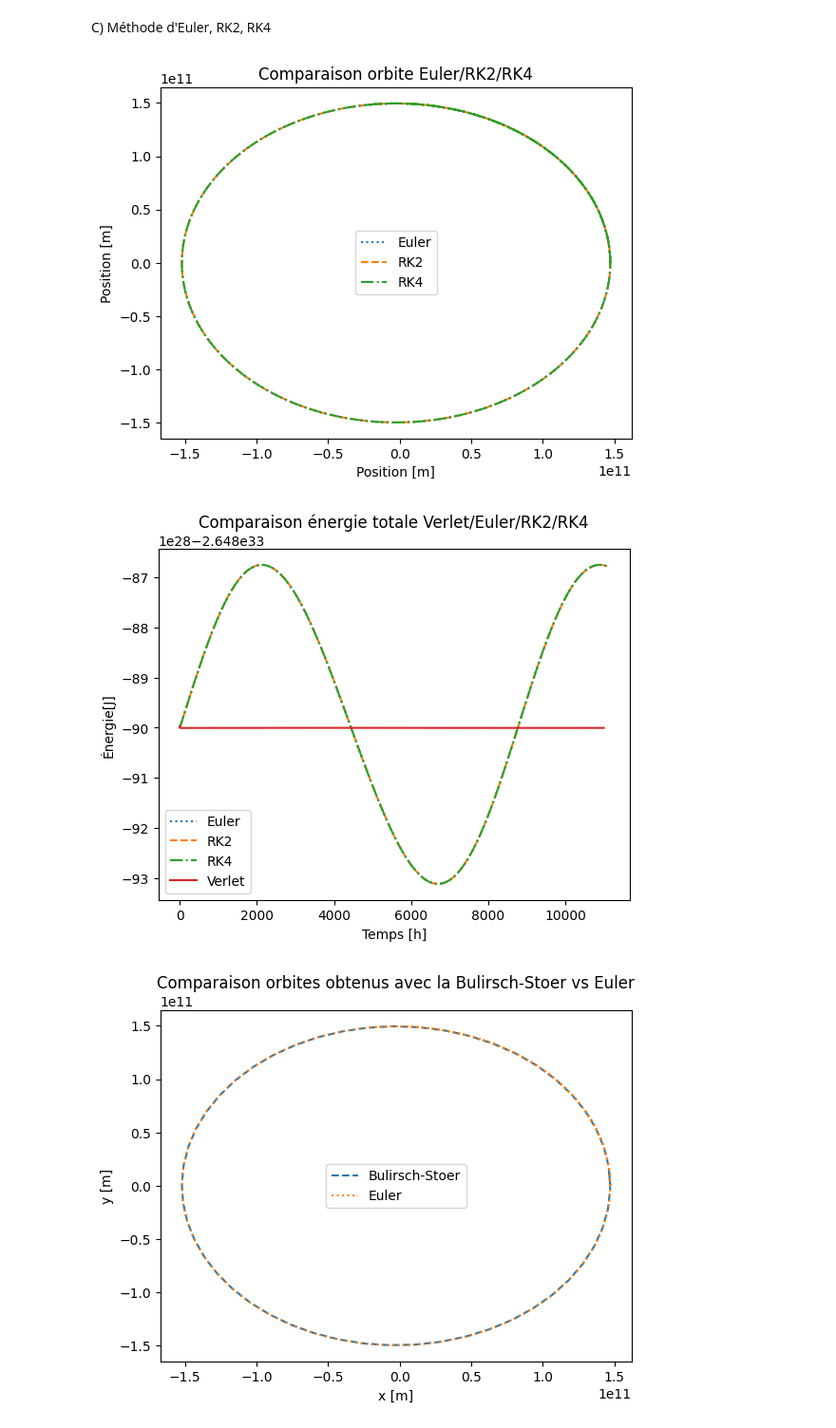
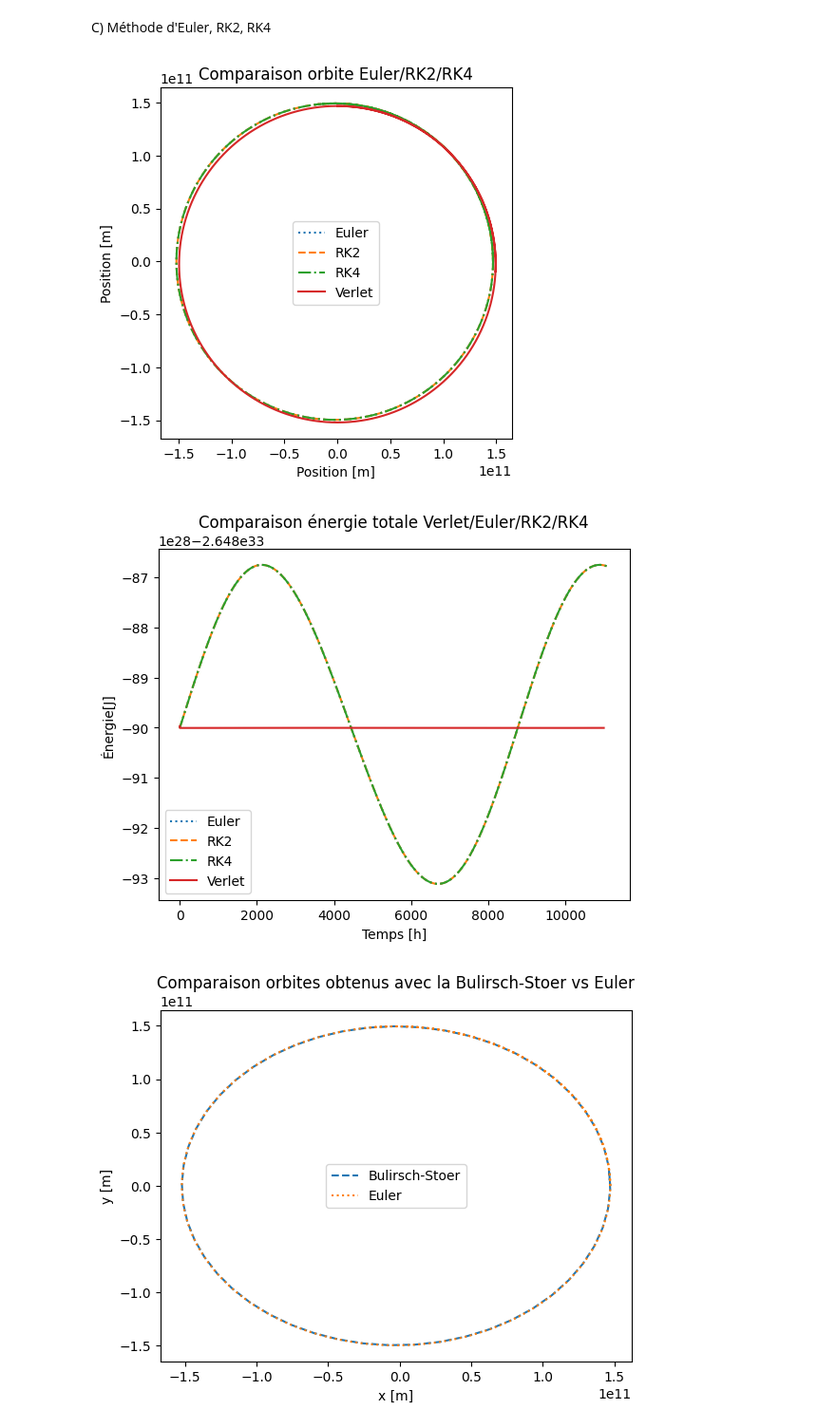
Before and after one commit to gamer39/Physique_numerique, a Jupyter notebook: Tp3/tp3.ipynb, the cells around one changed output. Shown at 95% size. Saved outputs shown, nothing was run; the diff lists cells and outputs as text; code cells hidden in the pictures.

```diff
--- a/Tp3/tp3.ipynb
+++ b/Tp3/tp3.ipynb
@@ -52,9 +52,9 @@ plt.show()
 
 r = np.array([0, r_0])
 v_1 =  np.array([v_0,0]) + 0.5 * h * f(r)
-x, y, vx,vy = verlet(r, v_1, h, max)
+xverlet, yverlet, vxverlet,vyverlet = verlet(r, v_1, h, max)
 plt.figure()
-plt.plot(x, y)
+plt.plot(xverlet, yverlet)
 plt.ylabel("Position [m]")
 plt.xlabel("Position [m]")
 plt.show()
@@ -186,34 +186,36 @@ def RK4(a, b, h, r_0, v_0):
 r = np.array([r_0, 0])
 v_1 =  np.array([0,v_0]) + 0.5 * h * f(r)
 E_k, U, E_totVerlet = verletenergie(r, v_1, 3600, max)
 tRK2, xRK2,yRK2, vxRK2, vyRK2, ERK2 = RK2(0, 40000000, 3600, r_0, v_0)
 tRK4, xRK4,yRK4, vxRK4, vyRK4, ERK4 = RK4(0, 40000000, 3600, r_0, v_0)
 tEuler, xEuler,yEuler, vxEuler,vyEuler, EEuler = Euler(0, 40000000, 3600, r_0, v_0)
 temps = [x/3600 for x in tEuler]
 
 plt.figure()
 plt.title("Comparaison orbite Euler/RK2/RK4")
 plt.ylabel("Position [m]")
 plt.xlabel("Position [m]")
 plt.plot(xEuler,yEuler, label = "Euler", linestyle = "dotted")
 plt.plot(xRK2,yRK2, label = "RK2", linestyle = "dashed")
 plt.plot(xRK4,yRK4, label = "RK4", linestyle = "dashdot")
+plt.plot(xverlet, yverlet, label="Verlet")
+plt.gca().set_aspect("equal")
 plt.legend()
 plt.show()
 
 
 plt.figure()
 plt.title("Comparaison énergie totale Verlet/Euler/RK2/RK4")
 plt.ylabel("Énergie[J]")
 plt.xlabel("Temps [h]")
 plt.plot(temps,EEuler, label = "Euler", linestyle = "dotted")
 plt.plot(temps,ERK2, label = "RK2", linestyle = "dashed")
 plt.plot(temps,ERK4, label = "RK4", linestyle = "dashdot")
 plt.plot(range(max),E_totVerlet, label = "Verlet")
 plt.legend()
 plt.show()
 # %% [output]
-[figure, old version]
+[figure, new version]
 [figure]
 # %%
 #d) Bulirsch-Stoer
```
